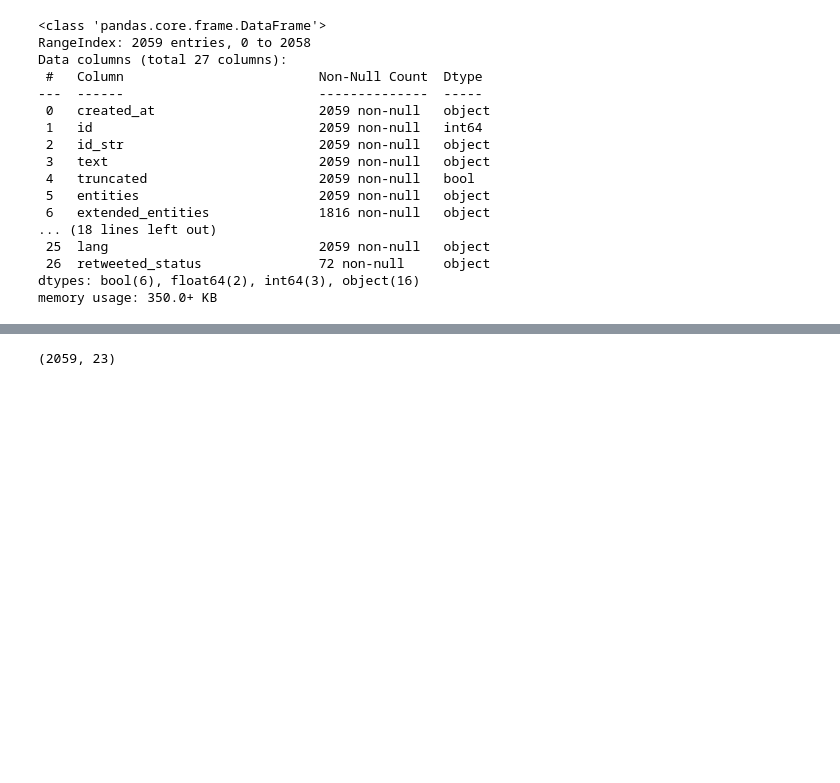
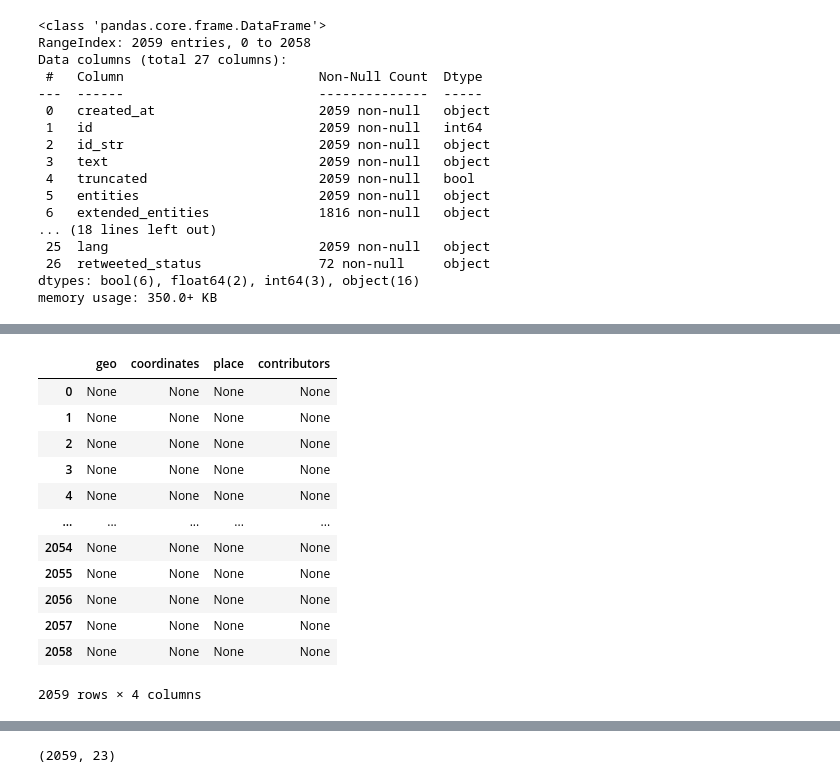
Before and after one commit to jaeycyril/Twitter_data_wrangling, a Jupyter notebook: wrangle_act.ipynb, the cells around one changed output, grey strips where cells are left out. Drawn from its saved outputs; the diff is of its cells as text; code cells hidden in the pictures; blank space fills up the shorter version.

```diff
--- a/wrangle_act.ipynb
+++ b/wrangle_act.ipynb
@@ -588 +717,22 @@ tweet_data.sample(5)
 5 rows × 27 columns
+# %%
+# QUALITY ISSUE 6
+
+# There are columns which are empty
+# 'geo', 'coordinates', 'place', 'contributors'
+
+tweet_data.loc[:, ['geo', 'coordinates', 'place', 'contributors']]
+# %% [output]
+|  | geo | coordinates | place | contributors |
+| 0 | None | None | None | None |
+| 1 | None | None | None | None |
+| 2 | None | None | None | None |
+| 3 | None | None | None | None |
+| 4 | None | None | None | None |
+| ... | ... | ... | ... | ... |
+| 2054 | None | None | None | None |
+| 2055 | None | None | None | None |
+| 2056 | None | None | None | None |
+| 2057 | None | None | None | None |
+| 2058 | None | None | None | None |
+2059 rows × 4 columns
```
Also changed, not shown: parts of 78 cells of this notebook.
